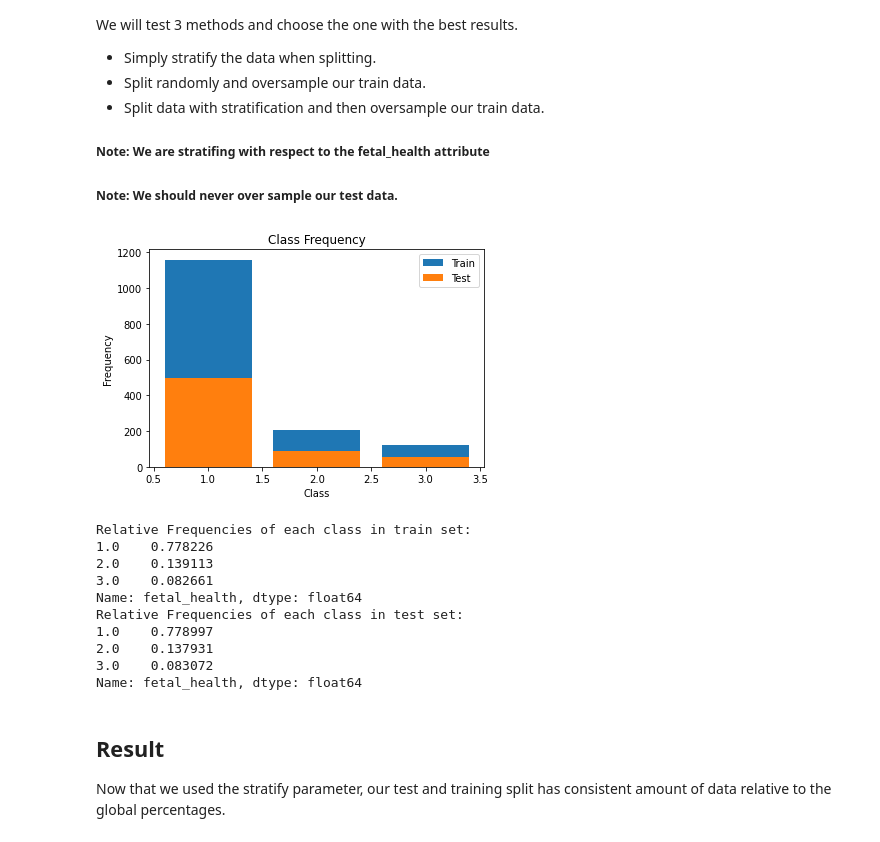
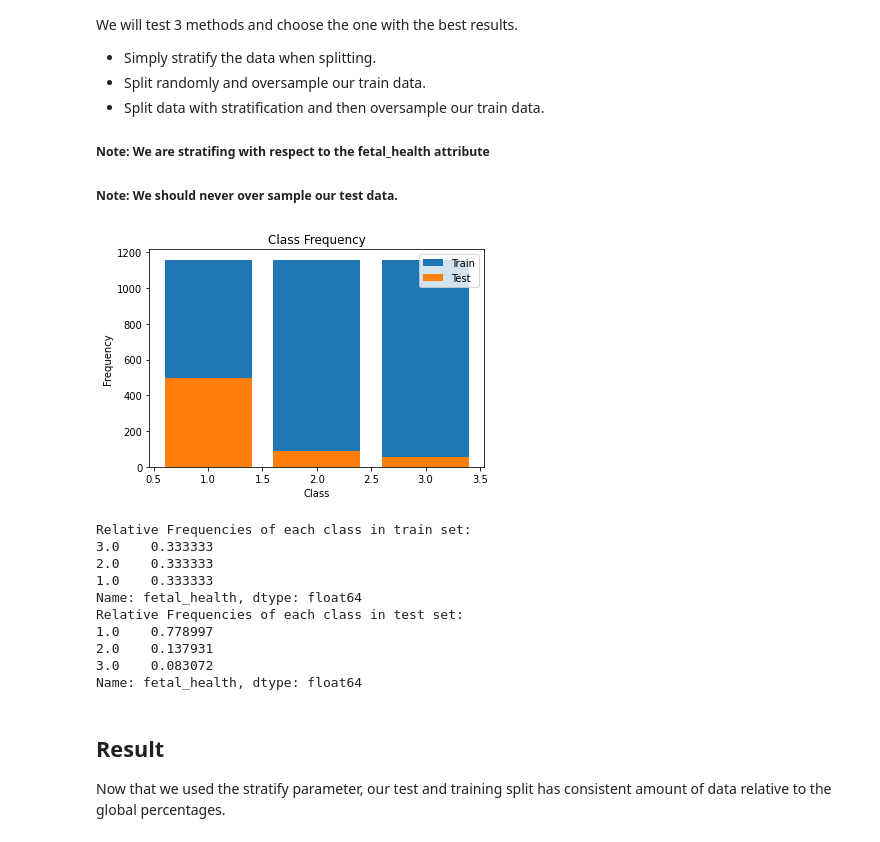
Before and after one commit to itaybachar/301FinalProject, a Jupyter notebook: results/CTG Case Study.ipynb, the cells around one changed output. Drawn from its saved outputs; the diff is of its cells as text; code cells hidden in the pictures.

```diff
--- a/results/CTG Case Study.ipynb
+++ b/results/CTG Case Study.ipynb
@@ -73,39 +73,39 @@ def oversample_data(data):
 #Random Data Split
 #train_data, test_data = train_test_split(data,test_size=0.3)
 
 #Straified data split on fetal_health parameter
 train_data, test_data = train_test_split(data,test_size=0.3, stratify=data['fetal_health'])
 
 #OverSample
-#train_data = oversample_data(train_data)
+train_data = oversample_data(train_data)
 
 
 #Plot Frequencies
 unique, counts = np.unique(train_data.iloc[:,-1], return_counts=True)
 #print(unique, counts)
 plt.bar(unique, counts)
 
 unique, counts = np.unique(test_data.iloc[:,-1], return_counts=True)
 #print(unique, counts)
 plt.bar(unique, counts)
 
 plt.title('Class Frequency')
 plt.xlabel('Class')
 plt.ylabel('Frequency')
 plt.legend(['Train','Test'])
 plt.show()
 
 print('Relative Frequencies of each class in train set:')
 print(train_data['fetal_health'].value_counts()/len(train_data['fetal_health']))
 
 print('Relative Frequencies of each class in test set:')
 print(test_data['fetal_health'].value_counts()/len(test_data['fetal_health']))
 # %% [output]
-[figure, old version]
+[figure, new version]
 Relative Frequencies of each class in train set:
-1.0    0.778226
-2.0    0.139113
-3.0    0.082661
+3.0    0.333333
+2.0    0.333333
+1.0    0.333333
 Name: fetal_health, dtype: float64
 Relative Frequencies of each class in test set:
 1.0    0.778997
```
Also changed, not shown: parts of 9 cells of this notebook, 3 other files.
